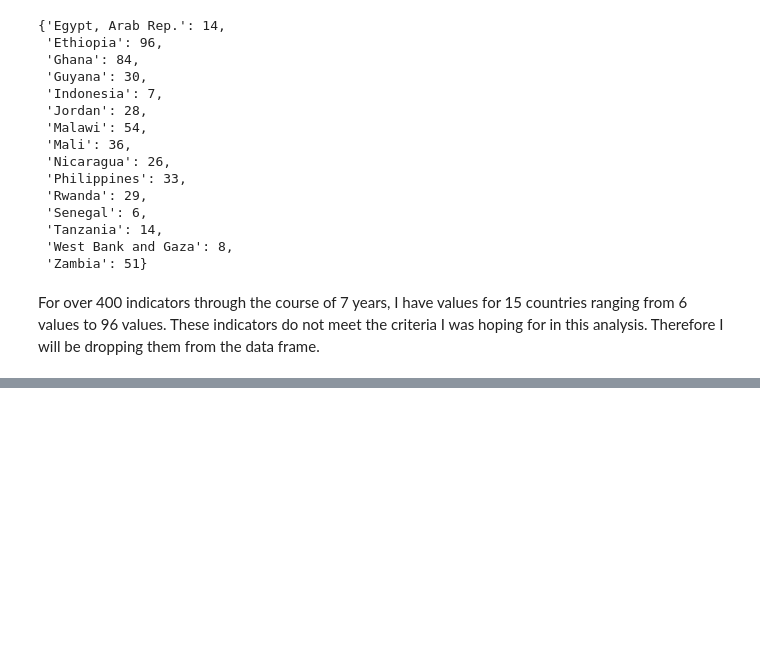
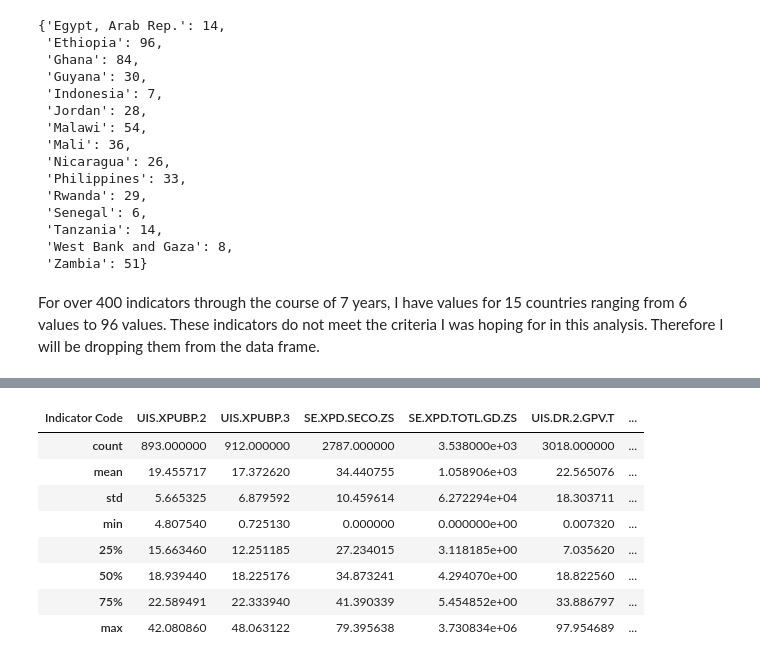
Before and after one commit to tjeffkessler/thinkful_dsflex, a Jupyter notebook: Ed Stats Model.ipynb, the cells around one changed output, grey strips where cells are left out. Drawn from its saved outputs; the diff is of its cells as text; code cells hidden in the pictures; blank space fills up the shorter version.

```diff
--- a/Ed Stats Model.ipynb
+++ b/Ed Stats Model.ipynb
@@ -348,0 +275,17 @@ print(
+# %%
+# Create a copy of the data frame with only the indicators of interest based on research questions
+features = df_t[['UIS', 'SE', 'NY']].copy()
+features = features.droplevel(level=0, axis=1)
+features = features.filter(items=['UIS.XPUBP.2', 'UIS.XPUBP.3', 'SE.XPD.SECO.ZS', 'SE.XPD.TOTL.GD.ZS',
+      'UIS.DR.2.GPV.T', 'UIS.SR.2.GPV.GLAST.CP.T', 'SE.TOT.ENRR', 'UIS.GER.1T6.GPI', 'NY.GDP.MKTP.PP.KD', 'NY.GDP.MKTP.KD'])
+features.describe(include=[np.number])
+# %% [output]
+| Indicator Code | UIS.XPUBP.2 | UIS.XPUBP.3 | SE.XPD.SECO.ZS | SE.XPD.TOTL.GD.ZS | UIS.DR.2.GPV.T | ... |
+| count | 893.000000 | 912.000000 | 2787.000000 | 3.538000e+03 | 3018.000000 | ... |
+| mean | 19.455717 | 17.372620 | 34.440755 | 1.058906e+03 | 22.565076 | ... |
+| std | 5.665325 | 6.879592 | 10.459614 | 6.272294e+04 | 18.303711 | ... |
+| min | 4.807540 | 0.725130 | 0.000000 | 0.000000e+00 | 0.007320 | ... |
+| 25% | 15.663460 | 12.251185 | 27.234015 | 3.118185e+00 | 7.035620 | ... |
+| 50% | 18.939440 | 18.225176 | 34.873241 | 4.294070e+00 | 18.822560 | ... |
+| 75% | 22.589491 | 22.333940 | 41.390339 | 5.454852e+00 | 33.886797 | ... |
+| max | 42.080860 | 48.063122 | 79.395638 | 3.730834e+06 | 97.954689 | ... |
```
Also changed, not shown: parts of 27 cells of this notebook.
